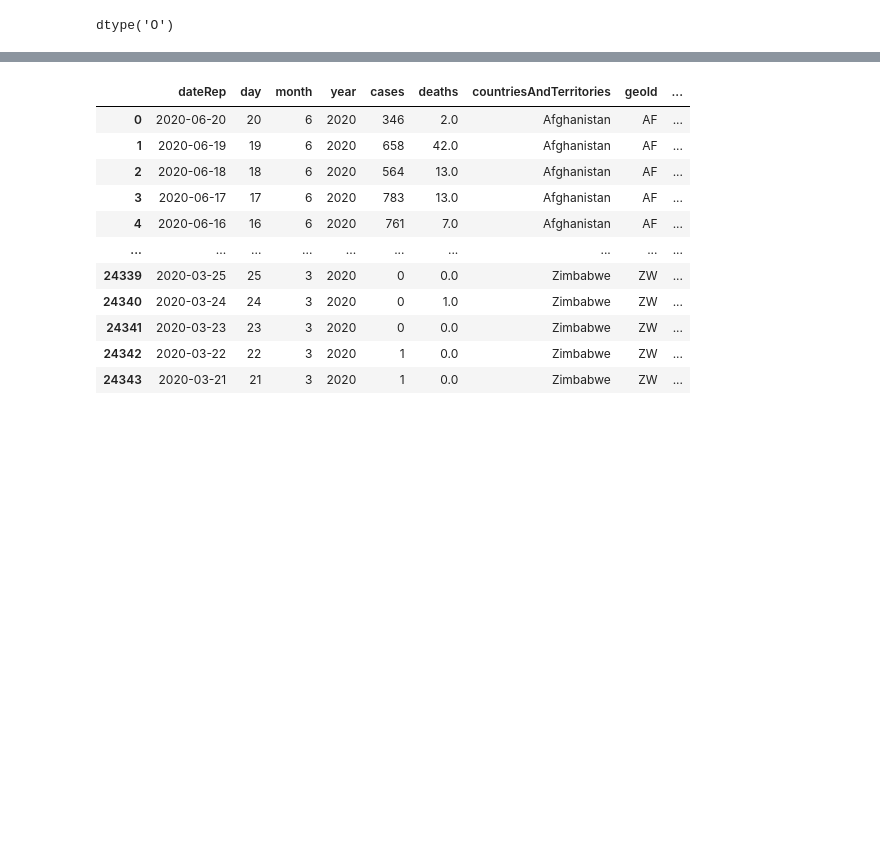
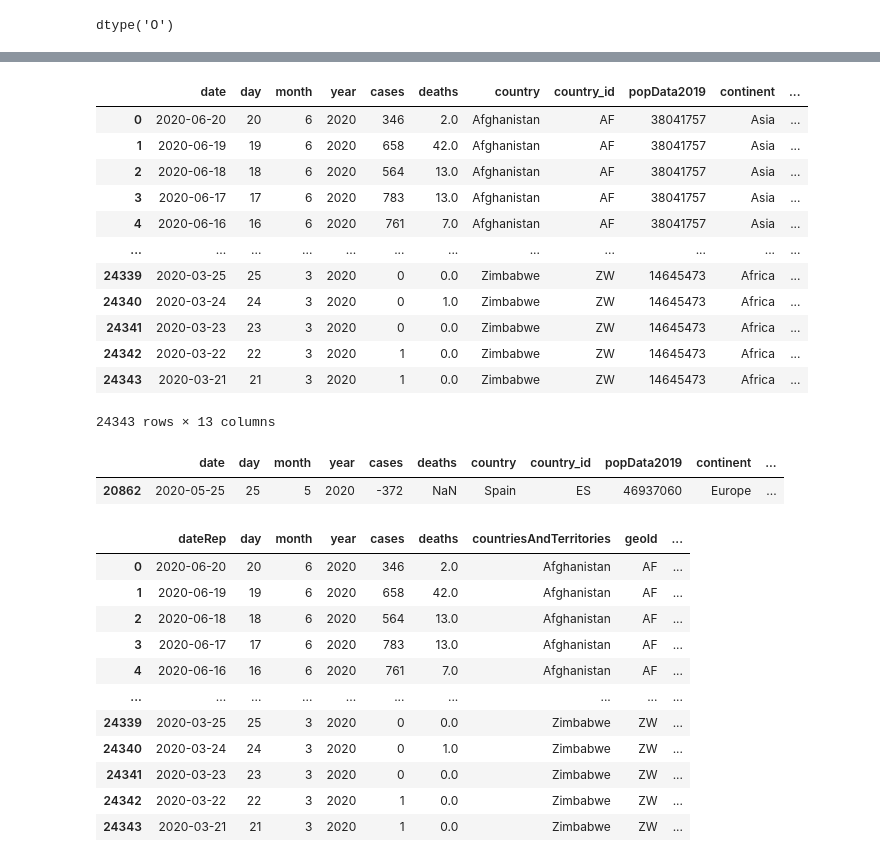
Before and after one commit to silverfield/corona-vis, a Jupyter notebook: nbs/process.ipynb, the cells around one changed output, grey strips where cells are left out. Drawn from its saved outputs; the diff is of its cells as text; code cells hidden in the pictures; blank space fills up the shorter version.

Commit message:
fixed and tied to columns

```diff
--- a/nbs/process.ipynb
+++ b/nbs/process.ipynb
@@ -62 +80,3 @@ df = get_covid_df()
+# %%
+df = get_final_df()
 # %%
@@ -66,3 +102,24 @@ df.count()['date']
+# %%
+df.dropna()
+# %% [output]
+|  | date | day | month | year | cases | deaths | country | country_id | popData2019 | continent | ... |
+| 0 | 2020-06-20 | 20 | 6 | 2020 | 346 | 2.0 | Afghanistan | AF | 38041757 | Asia | ... |
+| 1 | 2020-06-19 | 19 | 6 | 2020 | 658 | 42.0 | Afghanistan | AF | 38041757 | Asia | ... |
+| 2 | 2020-06-18 | 18 | 6 | 2020 | 564 | 13.0 | Afghanistan | AF | 38041757 | Asia | ... |
+| 3 | 2020-06-17 | 17 | 6 | 2020 | 783 | 13.0 | Afghanistan | AF | 38041757 | Asia | ... |
+| 4 | 2020-06-16 | 16 | 6 | 2020 | 761 | 7.0 | Afghanistan | AF | 38041757 | Asia | ... |
+| ... | ... | ... | ... | ... | ... | ... | ... | ... | ... | ... | ... |
+| 24339 | 2020-03-25 | 25 | 3 | 2020 | 0 | 0.0 | Zimbabwe | ZW | 14645473 | Africa | ... |
+| 24340 | 2020-03-24 | 24 | 3 | 2020 | 0 | 1.0 | Zimbabwe | ZW | 14645473 | Africa | ... |
+| 24341 | 2020-03-23 | 23 | 3 | 2020 | 0 | 0.0 | Zimbabwe | ZW | 14645473 | Africa | ... |
+| 24342 | 2020-03-22 | 22 | 3 | 2020 | 1 | 0.0 | Zimbabwe | ZW | 14645473 | Africa | ... |
+| 24343 | 2020-03-21 | 21 | 3 | 2020 | 1 | 0.0 | Zimbabwe | ZW | 14645473 | Africa | ... |
+24343 rows × 13 columns
+# %%
+df[pd.isnull(df['tot_deaths'])]
+# %% [output]
+|  | date | day | month | year | cases | deaths | country | country_id | popData2019 | continent | ... |
+| 20862 | 2020-05-25 | 25 | 5 | 2020 | -372 | NaN | Spain | ES | 46937060 | Europe | ... |
 # %%
 url = 'https://www.ecdc.europa.eu/sites/default/files/documents/COVID-19-geographic-disbtribution-worldwide.xlsx'
 df = pd.read_excel(url)
```
Also changed, not shown: parts of 4 cells of this notebook, 2 other files.
